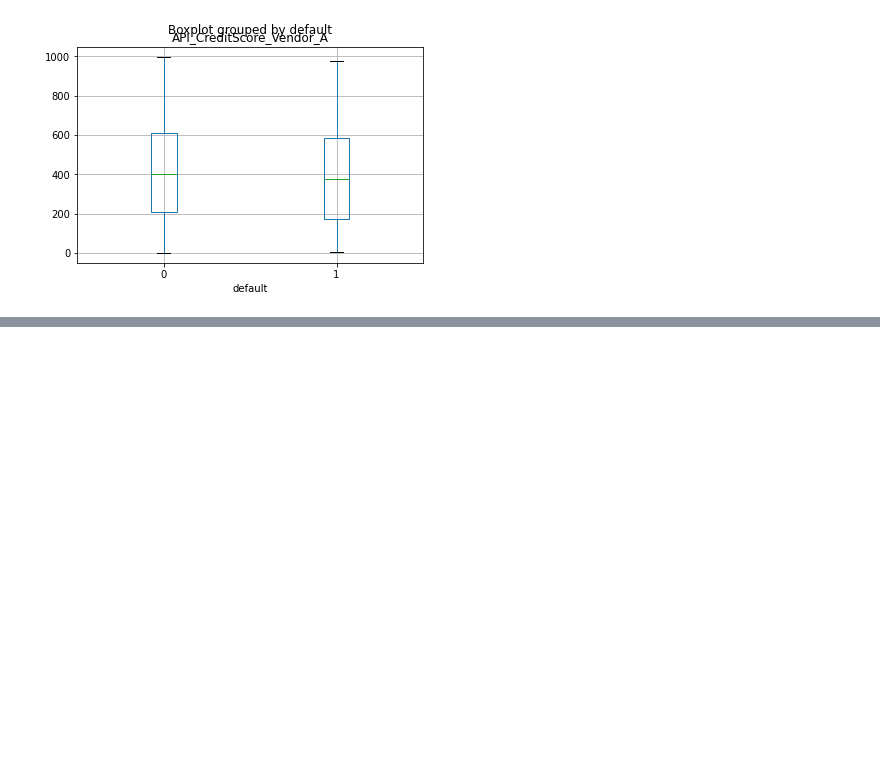
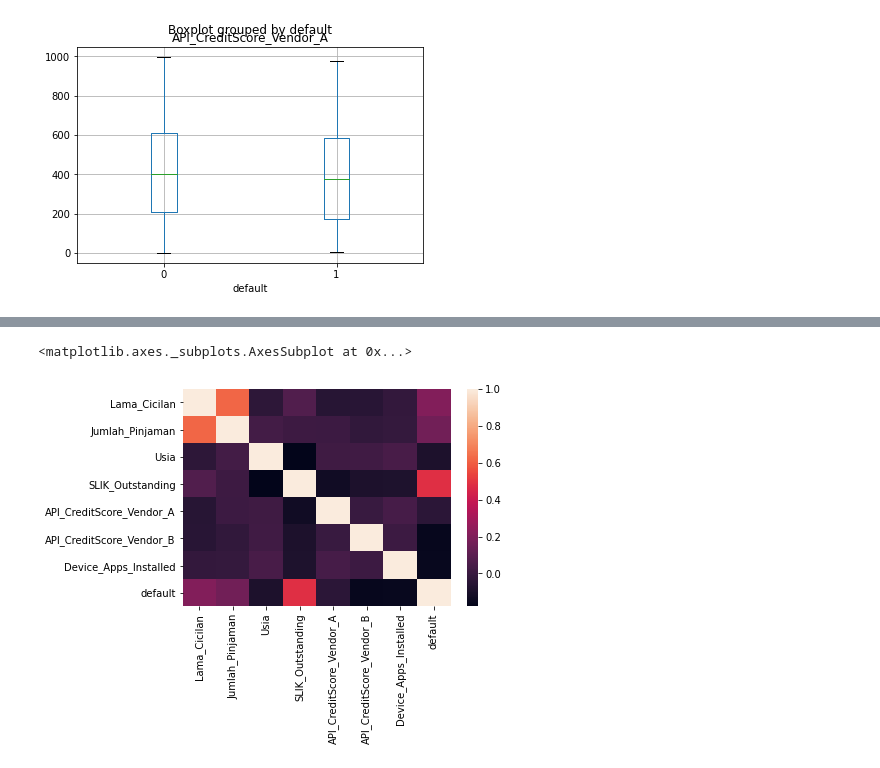
Before and after one commit to IndraLukasTjahaja/Digital_Credit_Risk, a Jupyter notebook: Bab_2_3_2_Data_Understanding.ipynb, the cells around one changed output, grey strips where cells are left out. Saved outputs shown, nothing was run; the diff lists cells and outputs as text; code cells hidden in the pictures; blank space fills up the shorter version.

```diff
--- a/Bab_2_3_2_Data_Understanding.ipynb
+++ b/Bab_2_3_2_Data_Understanding.ipynb
@@ -69,6 +69,7 @@ df['Lama_tinggal_ditempat_sekarang'] = df.Lama_tinggal_ditempat_sekarang.astype(
 df['debt_burden_ratio'] = df.debt_burden_ratio.astype('category')
 df['Device_Type'] = df.Device_Type.astype('category')
 df['Device_Active_Since'] = df.Device_Active_Since.astype('category')
+df['SLIK_Kolektibilitas'] = df.SLIK_Kolektibilitas.astype('category')
 
 # Merubah tipe data menjadi tipe karakter int64
 # Gunakan intger untuk angka bulat
@@ -81,7 +82,6 @@ df['Device_Apps_Installed'] = df.Device_Apps_Installed.astype('int64')
 # Jika dalam kolom tersebut terdapat null, maka harus di simpan dalam tipe float
 df['Lama_Cicilan'] = df.Lama_Cicilan.astype('float64')
 df['Usia'] = df.Usia.astype('float64')
-df['SLIK_Kolektibilitas'] = df.SLIK_Kolektibilitas.astype('float64')
 df['Jumlah_Pinjaman'] = df.Jumlah_Pinjaman.astype('float64')
 df['SLIK_Outstanding'] = df.SLIK_Outstanding.astype('float64')
 # %%
@@ -241,3 +243,8 @@ df.boxplot(by='default',column=['API_CreditScore_Vendor_A'])
 # %% [output]
 <matplotlib.axes._subplots.AxesSubplot at 0x...>
 [figure]
+# %%
+# Korelasi Antar semua Variabel numerik
+import seaborn as sns
+corr = df.corr()
+corr
@@ -243,0 +261,6 @@ df.boxplot(by='default',column=['API_CreditScore_Vendor_A'])
+# %%
+# Korelasi secara visualisasi
+sns.heatmap(corr, xticklabels=corr.columns.values, yticklabels=corr.columns.values)
+# %% [output]
+<matplotlib.axes._subplots.AxesSubplot at 0x...>
+[figure, added]
```
Also changed, not shown: parts of 2 cells of this notebook.
